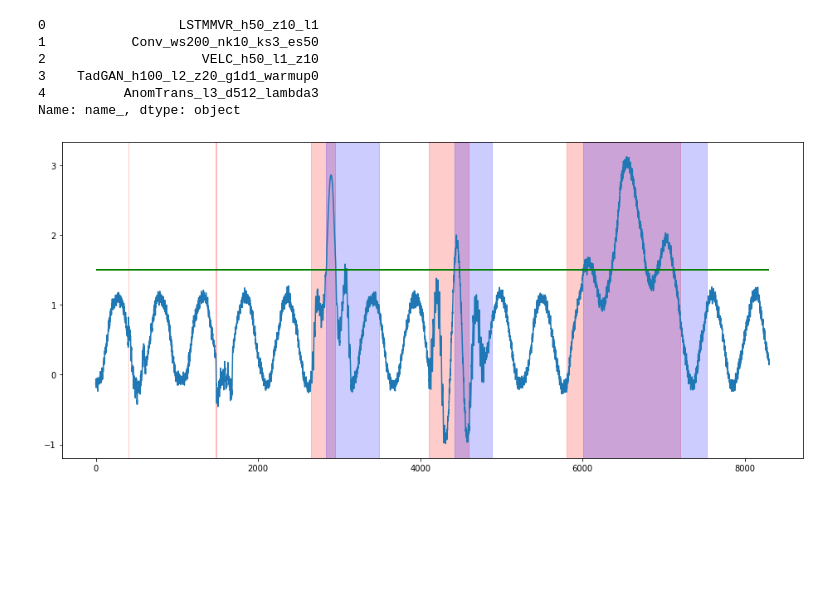
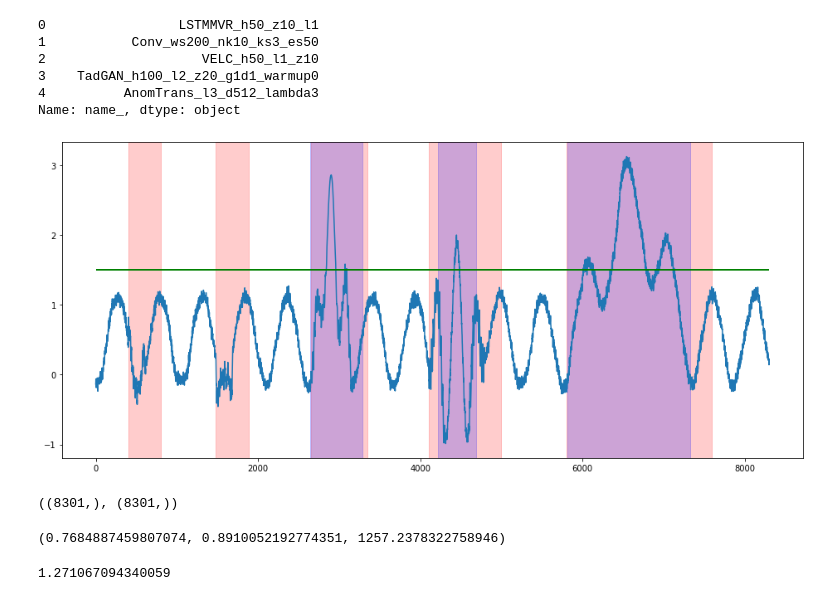
Before and after one commit to Stashq/TS-Forecasting, a Jupyter notebook: notebooks/sin_exp.ipynb, the cells around one changed output. Saved outputs shown, nothing was run; the diff lists cells and outputs as text; code cells hidden in the pictures; blank space fills up the shorter version.

```diff
--- a/notebooks/sin_exp.ipynb
+++ b/notebooks/sin_exp.ipynb
@@ -424,16 +429,21 @@ pred_cls = np.array([int(val > th) for val in convae_a_scores])
 pred_cls = adjust_point_cls_with_window(pred_cls, window_size, return_point_cls=True)
 true_cls = adjust_point_cls_with_window(test_point_cls, window_size, return_point_cls=False)
 # %%
+true_anom_ranges = get_cls_ids_ranges(test_ds.sequences[0].index, true_cls)
 pred_anom_ranges = get_cls_ids_ranges(test_ds.sequences[0].index, pred_cls)
 plot_dataset(
     {'conv': convae_a_scores}, figsize=(16,7), hlines={'conv': 1.5},
     anoms_vrects=[
         (start - window_size + 1, end - window_size + 1)
-        for start, end in point_anoms_ranges],
+        for start, end in true_anom_ranges],
     pred_anoms_vrects=[
         (start - window_size + 1, end - window_size + 1)
         for start, end in pred_anom_ranges],
     show_f_name=False, show_legend=False
 );
 # %% [output]
-[figure, old version]
+[figure, new version]
+# %%
+true_cls.shape, pred_cls.shape
+# %% [output]
+((8301,), (8301,))
@@ -439,0 +452,4 @@ plot_dataset(
+# %%
+fbeta_score(true_cls, pred_cls, beta=1), fbeta_score(true_cls, pred_cls, beta=0.5), wdd_score
+# %% [output]
+(0.7684887459807074, 0.8910052192774351, 1257.2378322758946)
@@ -439,0 +458,9 @@ plot_dataset(
+# %%
+import scipy
+mean_ = np.mean(convae_train_a_scores)
+std_ = np.std(convae_train_a_scores)
+th = scipy.stats.norm(mean_, std_).ppf(0.999)
+pred_cls = np.array([int(val > th) for val in convae_a_scores])
+th
+# %% [output]
+1.271067094340059
```
Also changed, not shown: parts of 35 cells of this notebook, 16 other files.
